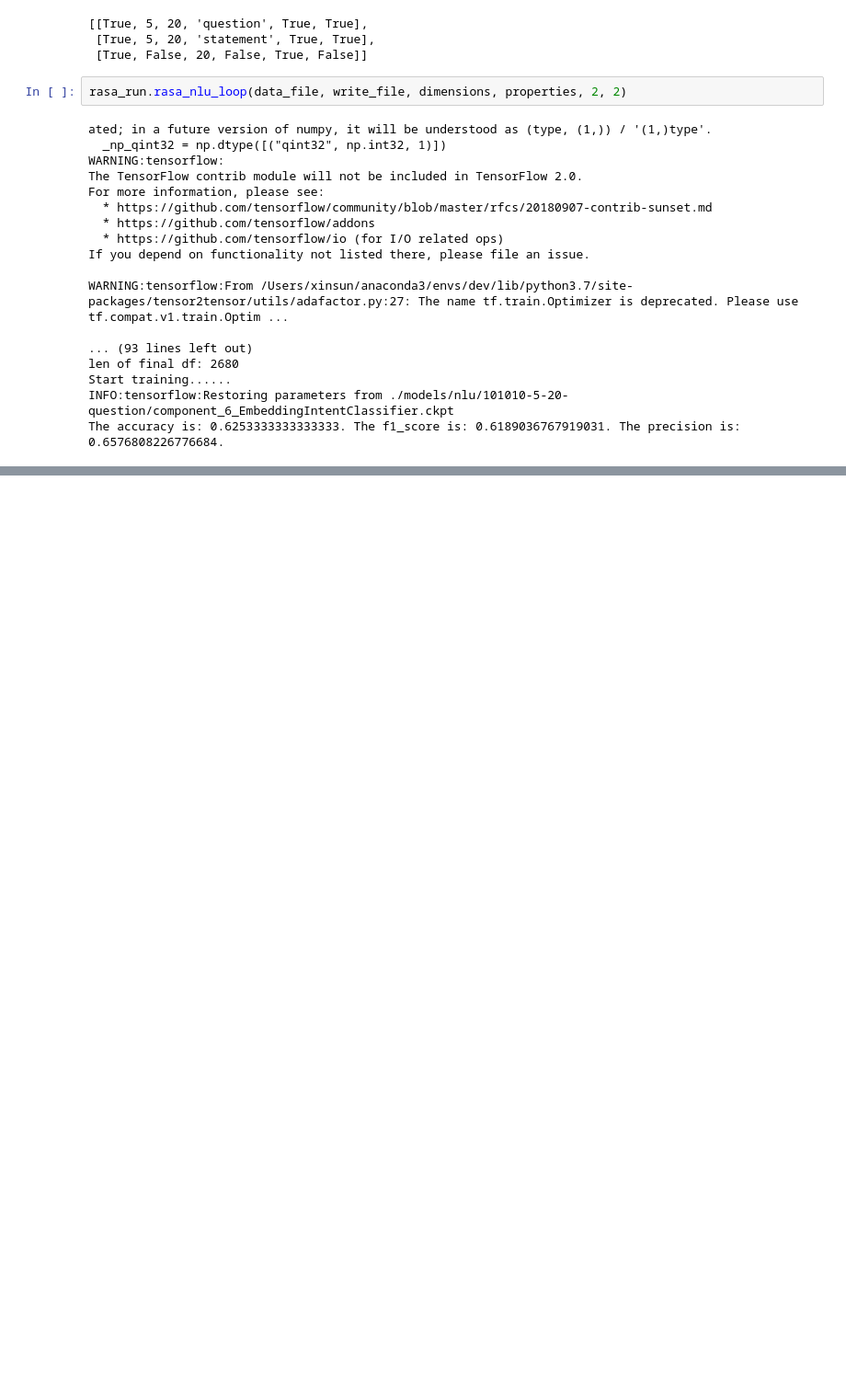
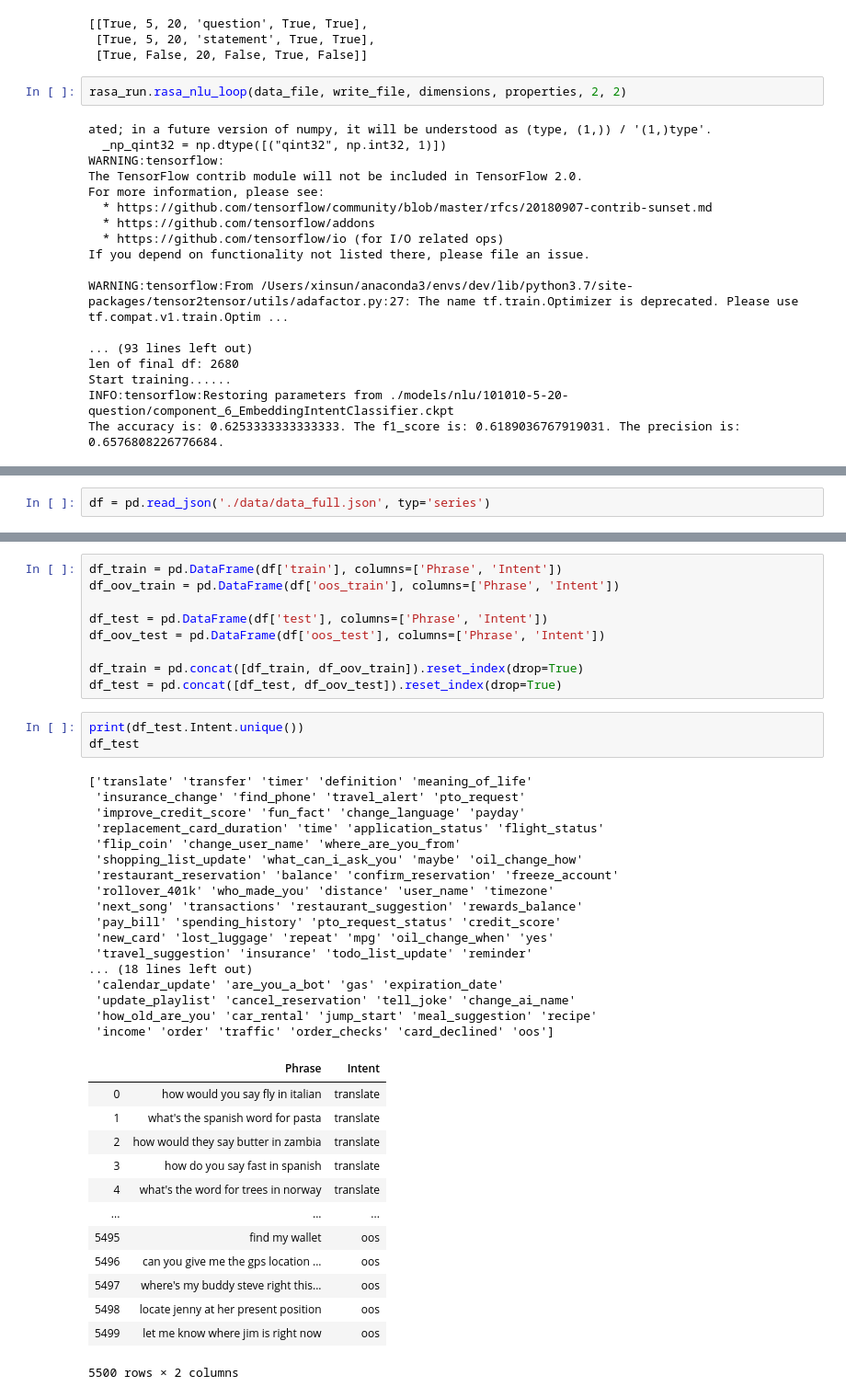
Before and after one commit to XIN-von-SUN/Bot.Dataset, a Jupyter notebook: rasa_nlu_test.ipynb, the cells around one changed output, grey strips where cells are left out. Shown at 92% size. Saved outputs shown, nothing was run; the diff lists cells and outputs as text; blank space fills up the shorter version.

```diff
--- a/rasa_nlu_test.ipynb
+++ b/rasa_nlu_test.ipynb
@@ -976,0 +994,2 @@ h to a new insurance plan',
+# %%
+df = pd.read_json('./data/data_full.json', typ='series')
@@ -976,0 +1006,43 @@ h to a new insurance plan',
+# %%
+df_train = pd.DataFrame(df['train'], columns=['Phrase', 'Intent'])
+df_oov_train = pd.DataFrame(df['oos_train'], columns=['Phrase', 'Intent'])
+
+df_test = pd.DataFrame(df['test'], columns=['Phrase', 'Intent'])
+df_oov_test = pd.DataFrame(df['oos_test'], columns=['Phrase', 'Intent'])
+
+df_train = pd.concat([df_train, df_oov_train]).reset_index(drop=True)
+df_test = pd.concat([df_test, df_oov_test]).reset_index(drop=True)
+# %%
+print(df_test.Intent.unique())
+df_test
+# %% [output]
+['translate' 'transfer' 'timer' 'definition' 'meaning_of_life'
+ 'insurance_change' 'find_phone' 'travel_alert' 'pto_request'
+ 'improve_credit_score' 'fun_fact' 'change_language' 'payday'
+ 'replacement_card_duration' 'time' 'application_status' 'flight_status'
+ 'flip_coin' 'change_user_name' 'where_are_you_from'
+ 'shopping_list_update' 'what_can_i_ask_you' 'maybe' 'oil_change_how'
+ 'restaurant_reservation' 'balance' 'confirm_reservation' 'freeze_account'
+ 'rollover_401k' 'who_made_you' 'distance' 'user_name' 'timezone'
+ 'next_song' 'transactions' 'restaurant_suggestion' 'rewards_balance'
+ 'pay_bill' 'spending_history' 'pto_request_status' 'credit_score'
+ 'new_card' 'lost_luggage' 'repeat' 'mpg' 'oil_change_when' 'yes'
+ 'travel_suggestion' 'insurance' 'todo_list_update' 'reminder'
+... (18 lines left out)
+ 'calendar_update' 'are_you_a_bot' 'gas' 'expiration_date'
+ 'update_playlist' 'cancel_reservation' 'tell_joke' 'change_ai_name'
+ 'how_old_are_you' 'car_rental' 'jump_start' 'meal_suggestion' 'recipe'
+ 'income' 'order' 'traffic' 'order_checks' 'card_declined' 'oos']
+|  | Phrase | Intent |
+| 0 | how would you say fly in italian | translate |
+| 1 | what's the spanish word for pasta | translate |
+| 2 | how would they say butter in zambia | translate |
+| 3 | how do you say fast in spanish | translate |
+| 4 | what's the word for trees in norway | translate |
+| ... | ... | ... |
+| 5495 | find my wallet | oos |
+| 5496 | can you give me the gps location ... | oos |
+| 5497 | where's my buddy steve right this... | oos |
+| 5498 | locate jenny at her present position | oos |
+| 5499 | let me know where jim is right now | oos |
+5500 rows × 2 columns
```
Also changed, not shown: parts of 19 cells of this notebook, 34 other files.
